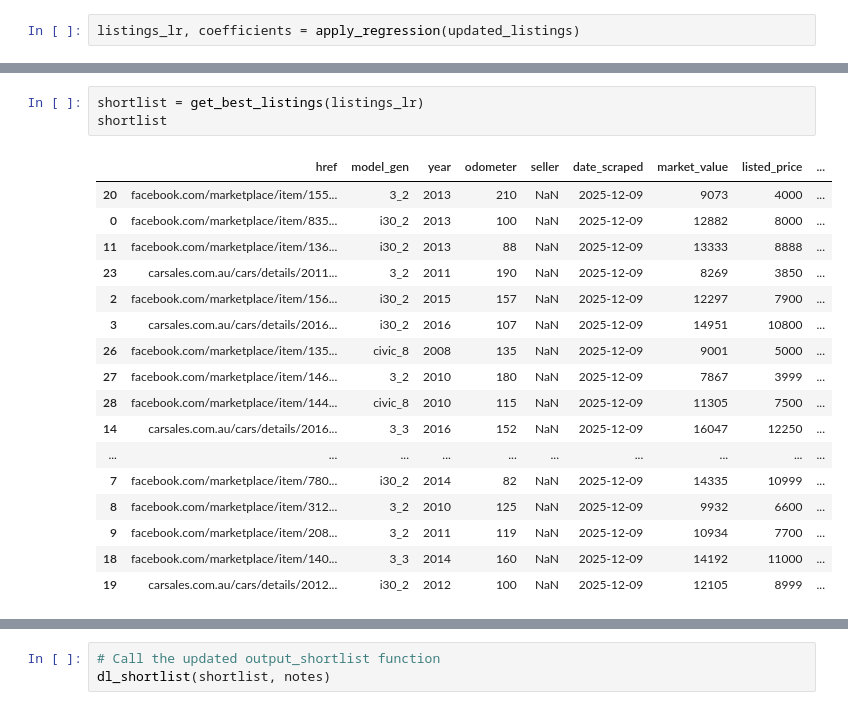
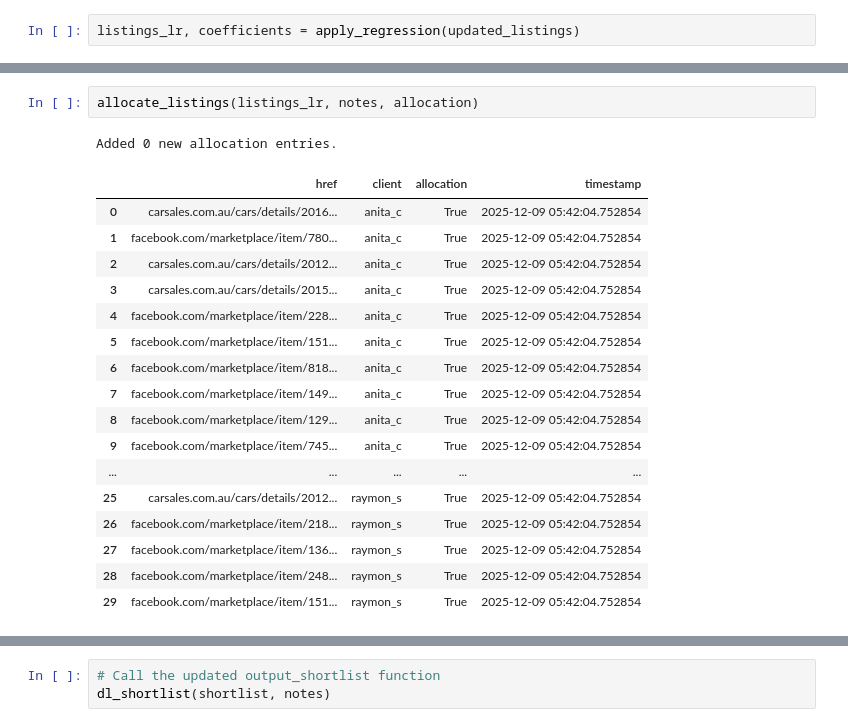
Before and after one commit to imrogerjiang/market_analysis_v2, a Jupyter notebook: Market Analysis V2.ipynb, the cells around one changed output, grey strips where cells are left out. Drawn from its saved outputs; the diff is of its cells as text.

```diff
--- a/Market Analysis V2.ipynb
+++ b/Market Analysis V2.ipynb
@@ -1058,23 +1095,23 @@ Data columns (total 16 columns):
 dtypes: Int64(4), datetime64[ns](1), float64(3), int64(1), object(7)
 memory usage: 118.7+ KB
 # %%
-shortlist = get_best_listings(listings_lr)
-shortlist
+allocate_listings(listings_lr, notes, allocation)
 # %% [output]
+Added 0 new allocation entries.
-|  | href | model_gen | year | odometer | seller | date_scraped | market_value | listed_price | ... |
-| 20 | facebook.com/marketplace/item/155... | 3_2 | 2013 | 210 | NaN | 2025-12-09 | 9073 | 4000 | ... |
-| 0 | facebook.com/marketplace/item/835... | i30_2 | 2013 | 100 | NaN | 2025-12-09 | 12882 | 8000 | ... |
-| 11 | facebook.com/marketplace/item/136... | i30_2 | 2013 | 88 | NaN | 2025-12-09 | 13333 | 8888 | ... |
-| 23 | carsales.com.au/cars/details/2011... | 3_2 | 2011 | 190 | NaN | 2025-12-09 | 8269 | 3850 | ... |
-| 2 | facebook.com/marketplace/item/156... | i30_2 | 2015 | 157 | NaN | 2025-12-09 | 12297 | 7900 | ... |
-| 3 | carsales.com.au/cars/details/2016... | i30_2 | 2016 | 107 | NaN | 2025-12-09 | 14951 | 10800 | ... |
-| 26 | facebook.com/marketplace/item/135... | civic_8 | 2008 | 135 | NaN | 2025-12-09 | 9001 | 5000 | ... |
-| 27 | facebook.com/marketplace/item/146... | 3_2 | 2010 | 180 | NaN | 2025-12-09 | 7867 | 3999 | ... |
-| 28 | facebook.com/marketplace/item/144... | civic_8 | 2010 | 115 | NaN | 2025-12-09 | 11305 | 7500 | ... |
-| 14 | carsales.com.au/cars/details/2016... | 3_3 | 2016 | 152 | NaN | 2025-12-09 | 16047 | 12250 | ... |
-| ... | ... | ... | ... | ... | ... | ... | ... | ... | ... |
-| 7 | facebook.com/marketplace/item/780... | i30_2 | 2014 | 82 | NaN | 2025-12-09 | 14335 | 10999 | ... |
-| 8 | facebook.com/marketplace/item/312... | 3_2 | 2010 | 125 | NaN | 2025-12-09 | 9932 | 6600 | ... |
-| 9 | facebook.com/marketplace/item/208... | 3_2 | 2011 | 119 | NaN | 2025-12-09 | 10934 | 7700 | ... |
-| 18 | facebook.com/marketplace/item/140... | 3_3 | 2014 | 160 | NaN | 2025-12-09 | 14192 | 11000 | ... |
-| 19 | carsales.com.au/cars/details/2012... | i30_2 | 2012 | 100 | NaN | 2025-12-09 | 12105 | 8999 | ... |
+|  | href | client | allocation | timestamp |
+| 0 | carsales.com.au/cars/details/2016... | anita_c | True | 2025-12-09 05:42:04.752854 |
+| 1 | facebook.com/marketplace/item/780... | anita_c | True | 2025-12-09 05:42:04.752854 |
+| 2 | carsales.com.au/cars/details/2012... | anita_c | True | 2025-12-09 05:42:04.752854 |
+| 3 | carsales.com.au/cars/details/2015... | anita_c | True | 2025-12-09 05:42:04.752854 |
+| 4 | facebook.com/marketplace/item/228... | anita_c | True | 2025-12-09 05:42:04.752854 |
+| 5 | facebook.com/marketplace/item/151... | anita_c | True | 2025-12-09 05:42:04.752854 |
+| 6 | facebook.com/marketplace/item/818... | anita_c | True | 2025-12-09 05:42:04.752854 |
+| 7 | facebook.com/marketplace/item/149... | anita_c | True | 2025-12-09 05:42:04.752854 |
+| 8 | facebook.com/marketplace/item/129... | anita_c | True | 2025-12-09 05:42:04.752854 |
+| 9 | facebook.com/marketplace/item/745... | anita_c | True | 2025-12-09 05:42:04.752854 |
+| ... | ... | ... | ... | ... |
+| 25 | carsales.com.au/cars/details/2012... | raymon_s | True | 2025-12-09 05:42:04.752854 |
+| 26 | facebook.com/marketplace/item/218... | raymon_s | True | 2025-12-09 05:42:04.752854 |
+| 27 | facebook.com/marketplace/item/136... | raymon_s | True | 2025-12-09 05:42:04.752854 |
+| 28 | facebook.com/marketplace/item/248... | raymon_s | True | 2025-12-09 05:42:04.752854 |
+| 29 | facebook.com/marketplace/item/151... | raymon_s | True | 2025-12-09 05:42:04.752854 |
```
Also changed, not shown: parts of 13 cells of this notebook.
